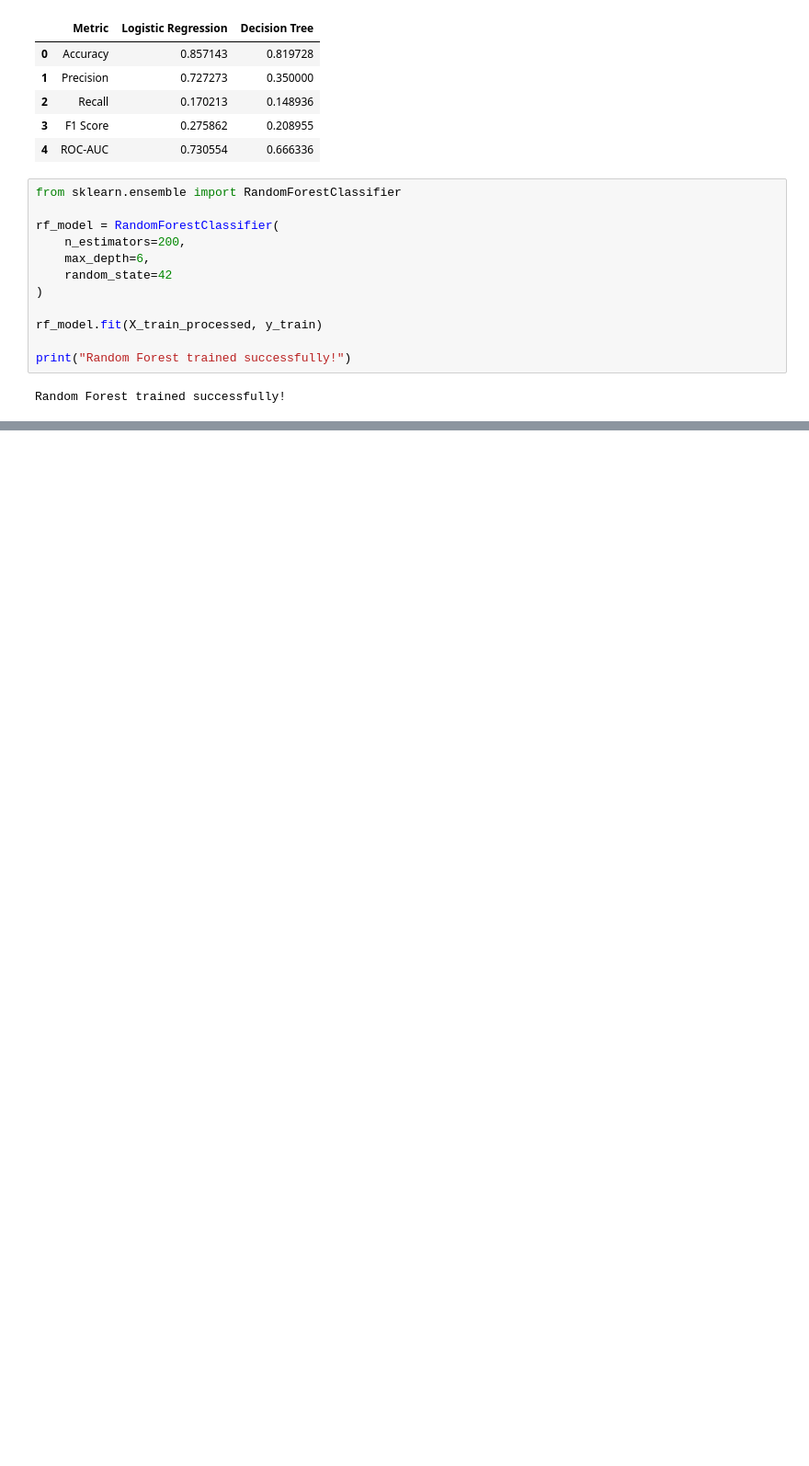
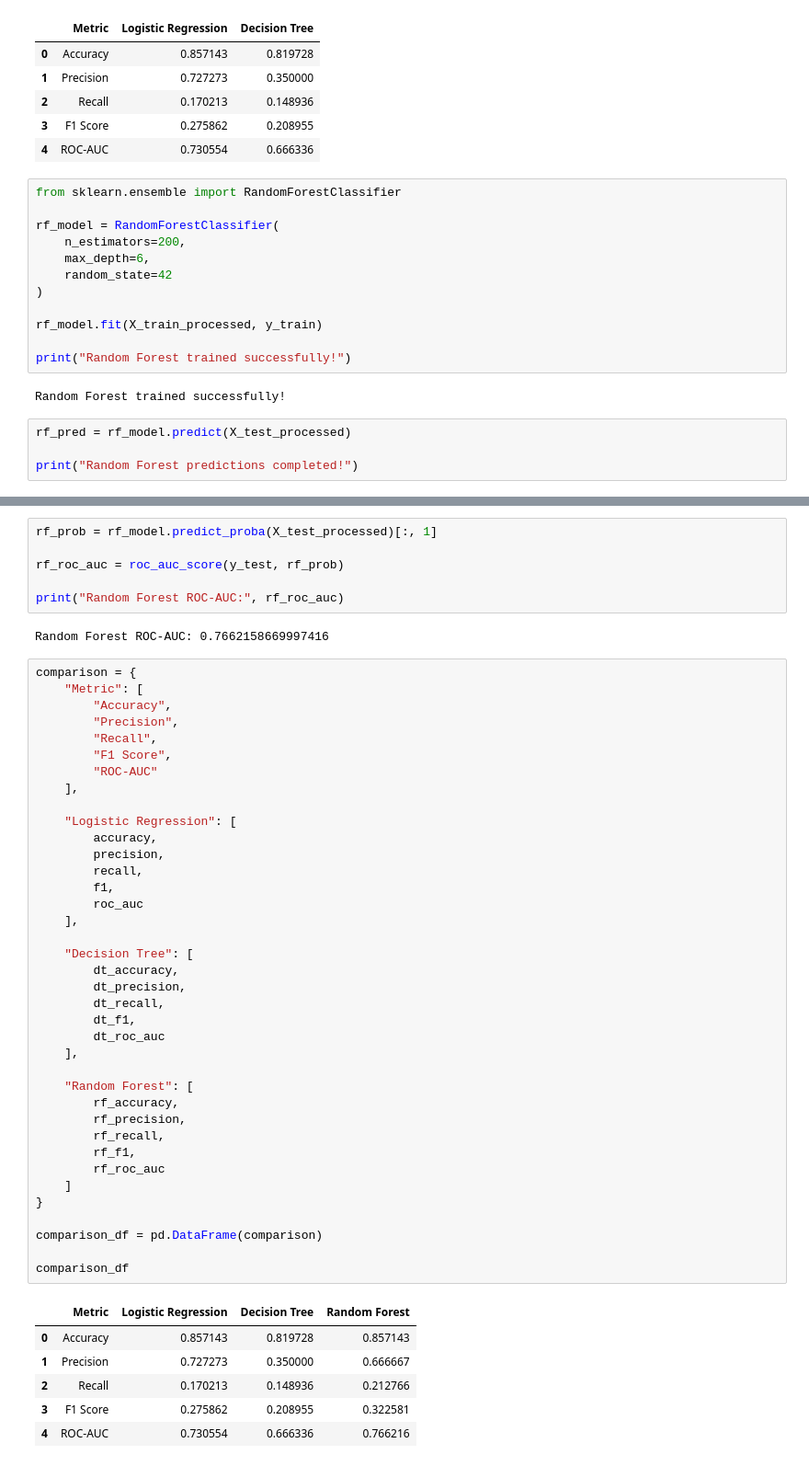
Before and after one commit to Vishv18/HR-Analytics-System, a Jupyter notebook: notebooks/01_ml_model.ipynb, the cells around one changed output, grey strips where cells are left out. Shown at 92% size. Cells and saved outputs as stored; diff of their text form; blank space fills up the shorter version.

```diff
--- a/notebooks/01_ml_model.ipynb
+++ b/notebooks/01_ml_model.ipynb
@@ -342,3 +342,7 @@ rf_model.fit(X_train_processed, y_train)
 print("Random Forest trained successfully!")
 # %% [output]
 Random Forest trained successfully!
+# %%
+rf_pred = rf_model.predict(X_test_processed)
+
+print("Random Forest predictions completed!")
@@ -344,0 +389,53 @@ Random Forest trained successfully!
+# %%
+rf_prob = rf_model.predict_proba(X_test_processed)[:, 1]
+
+rf_roc_auc = roc_auc_score(y_test, rf_prob)
+
+print("Random Forest ROC-AUC:", rf_roc_auc)
+# %% [output]
+Random Forest ROC-AUC: 0.7662158669997416
+# %%
+comparison = {
+    "Metric": [
+        "Accuracy",
+        "Precision",
+        "Recall",
+        "F1 Score",
+        "ROC-AUC"
+    ],
+
+    "Logistic Regression": [
+        accuracy,
+        precision,
+        recall,
+        f1,
+        roc_auc
+    ],
+
+    "Decision Tree": [
+        dt_accuracy,
+        dt_precision,
+        dt_recall,
+        dt_f1,
+        dt_roc_auc
+    ],
+
+    "Random Forest": [
+        rf_accuracy,
+        rf_precision,
+        rf_recall,
+        rf_f1,
+        rf_roc_auc
+    ]
+}
+
+comparison_df = pd.DataFrame(comparison)
+
+comparison_df
+# %% [output]
+|  | Metric | Logistic Regression | Decision Tree | Random Forest |
+| 0 | Accuracy | 0.857143 | 0.819728 | 0.857143 |
+| 1 | Precision | 0.727273 | 0.350000 | 0.666667 |
+| 2 | Recall | 0.170213 | 0.148936 | 0.212766 |
+| 3 | F1 Score | 0.275862 | 0.208955 | 0.322581 |
+| 4 | ROC-AUC | 0.730554 | 0.666336 | 0.766216 |
```
Also changed, not shown: parts of 6 cells of this notebook.
